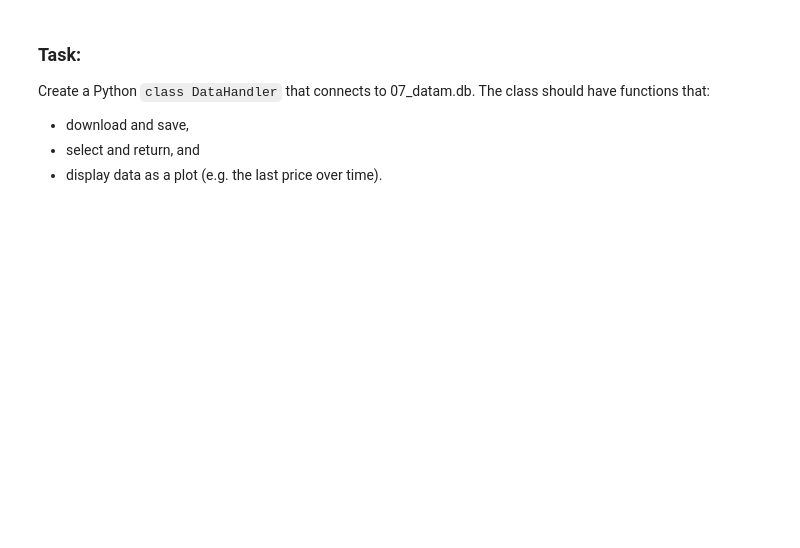
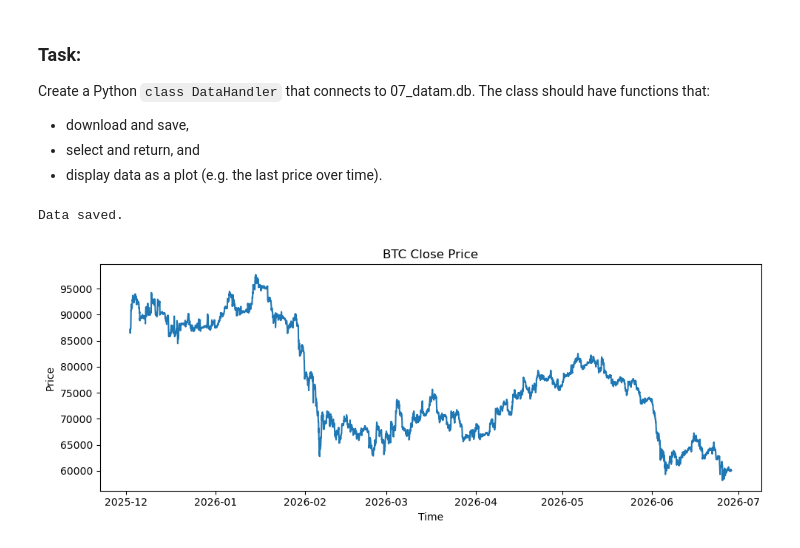
Before and after one commit to sonjaschnik/FinancialDataAnalytics, a Jupyter notebook: homework/homework_submitted/07_datam.ipynb, the cells around one changed output. Saved outputs shown, nothing was run; the diff lists cells and outputs as text; code cells hidden in the pictures; blank space fills up the shorter version.

Commit message:
07_datam - created class DataHandler

```diff
--- a/homework/homework_submitted/07_datam.ipynb
+++ b/homework/homework_submitted/07_datam.ipynb
@@ -158,26 +158,41 @@ Create a Python `class DataHandler` that connects to 07_datam.db. The class shou
 * select and return, and
 * display data as a plot (e.g. the last price over time).
 # %%
+import matplotlib.pyplot as plt
+%matplotlib inline
+
 class DataHandler:
     def download_and_save(self, ohlc):
         """Save DataFrame to database."""
         conn = sqlite3.connect("07_datam.db")
         ohlc.to_sql("ohlc", conn, if_exists="replace", index=False)
         conn.close()
         print("Data saved.")
 
     def select_and_return(self):
         """Load data from database."""
         conn = sqlite3.connect("07_datam.db")
         ohlc = pd.read_sql("SELECT * FROM ohlc", conn)
         conn.close()
         return ohlc
 
     def plot(self):
         """Plot close price over time."""
-        ohlc = self.select()
+        ohlc = self.select_and_return()
+        ohlc["timestamp"] = pd.to_datetime(ohlc["timestamp"]).dt.tz_localize(None)
+        plt.figure(figsize=(10, 4))
         plt.plot(ohlc["timestamp"], ohlc["close"])
         plt.title("BTC Close Price")
         plt.xlabel("Time")
         plt.ylabel("Price")
+        plt.tight_layout()
         plt.show()
+
+
+# Usage
+handler = DataHandler()
+handler.download_and_save(ohlc)   # save existing df
+handler.plot()                  # display the plot
+# %% [output]
+Data saved.
+[figure, added]
```
Also changed, not shown: parts of 4 cells of this notebook, 2 other files.
